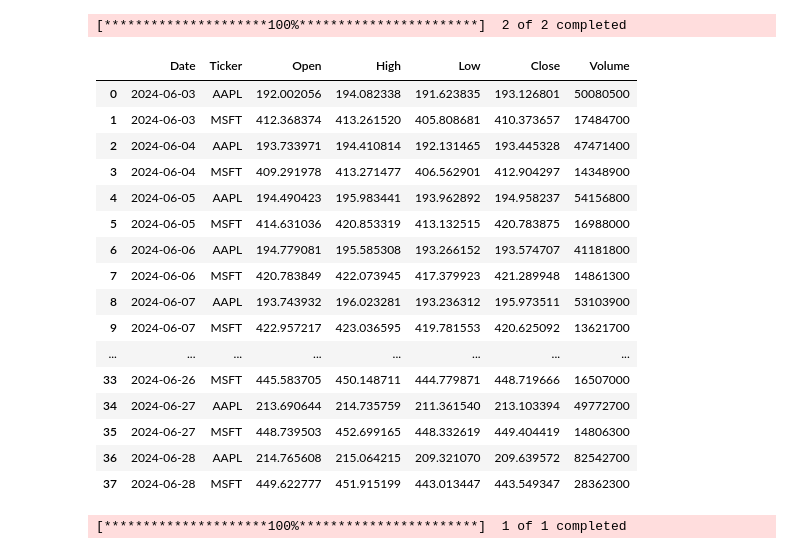
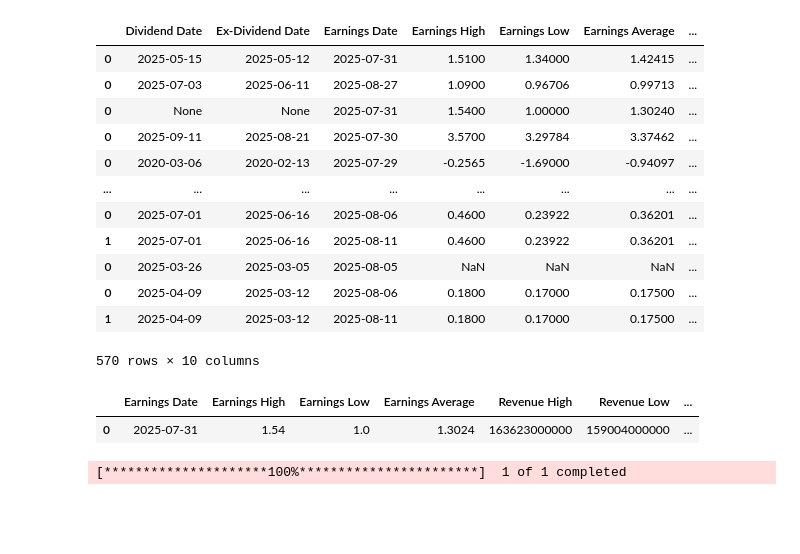
Before and after one commit to Starfalco/MKTmasta, a Jupyter notebook: Buy & Hold Port Screener - Multi tasking - 10.03.23.ipynb, the cells around one changed output. Saved outputs shown, nothing was run; the diff lists cells and outputs as text; code cells hidden in the pictures; blank space fills up the shorter version.

```diff
--- a/Buy & Hold Port Screener - Multi tasking - 10.03.23.ipynb
+++ b/Buy & Hold Port Screener - Multi tasking - 10.03.23.ipynb
@@ -19,27 +20,30 @@ from json import loads
 # %%
-yf.download(["msft","aapl"], start = '2024-06-01', end = '2024-06-30', group_by = 'ticker').stack(level=0).to_parquet('extracts/price_msft.parquet')
-df = pd.read_parquet('extracts/price_msft.parquet')
-df = pd.DataFrame(df.to_records())
+# yf.download(["msft","aapl"], start = '2024-06-01', end = '2024-06-30', group_by = 'ticker').stack(level=0).to_parquet('extracts/price_msft.parquet')
+df = pd.read_parquet('extracts/earnings_dates.parquet')
+# df = pd.DataFrame(df.to_records())
+# df = df[df["Ticker"] == "AMZN"]
 df
 # %% [output]
+|  | Dividend Date | Ex-Dividend Date | Earnings Date | Earnings High | Earnings Low | Earnings Average | ... |
+| 0 | 2025-05-15 | 2025-05-12 | 2025-07-31 | 1.5100 | 1.34000 | 1.42415 | ... |
+| 0 | 2025-07-03 | 2025-06-11 | 2025-08-27 | 1.0900 | 0.96706 | 0.99713 | ... |
+| 0 | None | None | 2025-07-31 | 1.5400 | 1.00000 | 1.30240 | ... |
+| 0 | 2025-09-11 | 2025-08-21 | 2025-07-30 | 3.5700 | 3.29784 | 3.37462 | ... |
+| 0 | 2020-03-06 | 2020-02-13 | 2025-07-29 | -0.2565 | -1.69000 | -0.94097 | ... |
+| ... | ... | ... | ... | ... | ... | ... | ... |
+| 0 | 2025-07-01 | 2025-06-16 | 2025-08-06 | 0.4600 | 0.23922 | 0.36201 | ... |
+| 1 | 2025-07-01 | 2025-06-16 | 2025-08-11 | 0.4600 | 0.23922 | 0.36201 | ... |
+| 0 | 2025-03-26 | 2025-03-05 | 2025-08-05 | NaN | NaN | NaN | ... |
+| 0 | 2025-04-09 | 2025-03-12 | 2025-08-06 | 0.1800 | 0.17000 | 0.17500 | ... |
+| 1 | 2025-04-09 | 2025-03-12 | 2025-08-11 | 0.1800 | 0.17000 | 0.17500 | ... |
-[*********************100%***********************]  2 of 2 completed
+570 rows × 10 columns
-|  | Date | Ticker | Open | High | Low | Close | Volume |
-| 0 | 2024-06-03 | AAPL | 192.002056 | 194.082338 | 191.623835 | 193.126801 | 50080500 |
-| 1 | 2024-06-03 | MSFT | 412.368374 | 413.261520 | 405.808681 | 410.373657 | 17484700 |
-| 2 | 2024-06-04 | AAPL | 193.733971 | 194.410814 | 192.131465 | 193.445328 | 47471400 |
-| 3 | 2024-06-04 | MSFT | 409.291978 | 413.271477 | 406.562901 | 412.904297 | 14348900 |
-| 4 | 2024-06-05 | AAPL | 194.490423 | 195.983441 | 193.962892 | 194.958237 | 54156800 |
-| 5 | 2024-06-05 | MSFT | 414.631036 | 420.853319 | 413.132515 | 420.783875 | 16988000 |
-| 6 | 2024-06-06 | AAPL | 194.779081 | 195.585308 | 193.266152 | 193.574707 | 41181800 |
-| 7 | 2024-06-06 | MSFT | 420.783849 | 422.073945 | 417.379923 | 421.289948 | 14861300 |
-| 8 | 2024-06-07 | AAPL | 193.743932 | 196.023281 | 193.236312 | 195.973511 | 53103900 |
-| 9 | 2024-06-07 | MSFT | 422.957217 | 423.036595 | 419.781553 | 420.625092 | 13621700 |
-| ... | ... | ... | ... | ... | ... | ... | ... |
-| 33 | 2024-06-26 | MSFT | 445.583705 | 450.148711 | 444.779871 | 448.719666 | 16507000 |
-| 34 | 2024-06-27 | AAPL | 213.690644 | 214.735759 | 211.361540 | 213.103394 | 49772700 |
-| 35 | 2024-06-27 | MSFT | 448.739503 | 452.699165 | 448.332619 | 449.404419 | 14806300 |
-| 36 | 2024-06-28 | AAPL | 214.765608 | 215.064215 | 209.321070 | 209.639572 | 82542700 |
-| 37 | 2024-06-28 | MSFT | 449.622777 | 451.915199 | 443.013447 | 443.549347 | 28362300 |
+# %%
+session = requests.Session(impersonate="chrome")
+df = pd.DataFrame(yf.Ticker("AMZN", session=session).get_calendar())
+df
+# %% [output]
+|  | Earnings Date | Earnings High | Earnings Low | Earnings Average | Revenue High | Revenue Low | ... |
+| 0 | 2025-07-31 | 1.54 | 1.0 | 1.3024 | 163623000000 | 159004000000 | ... |
 # %%
 from curl_cffi import requests
 session = requests.Session(impersonate="chrome")
```
Also changed, not shown: parts of 1 cell of this notebook, 4 other files.
